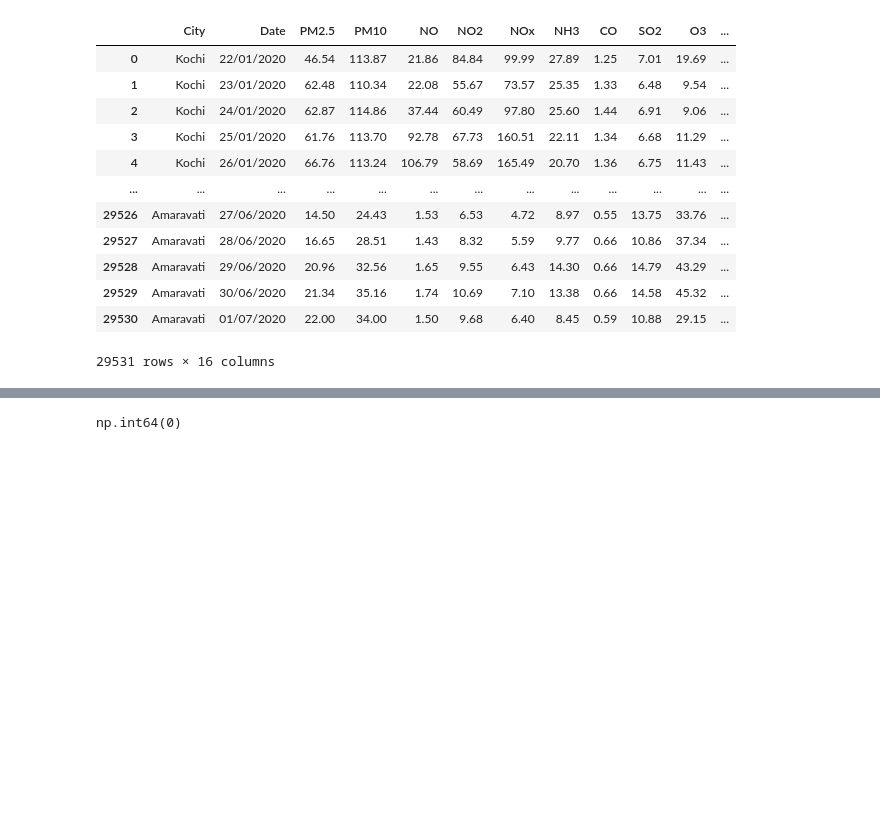
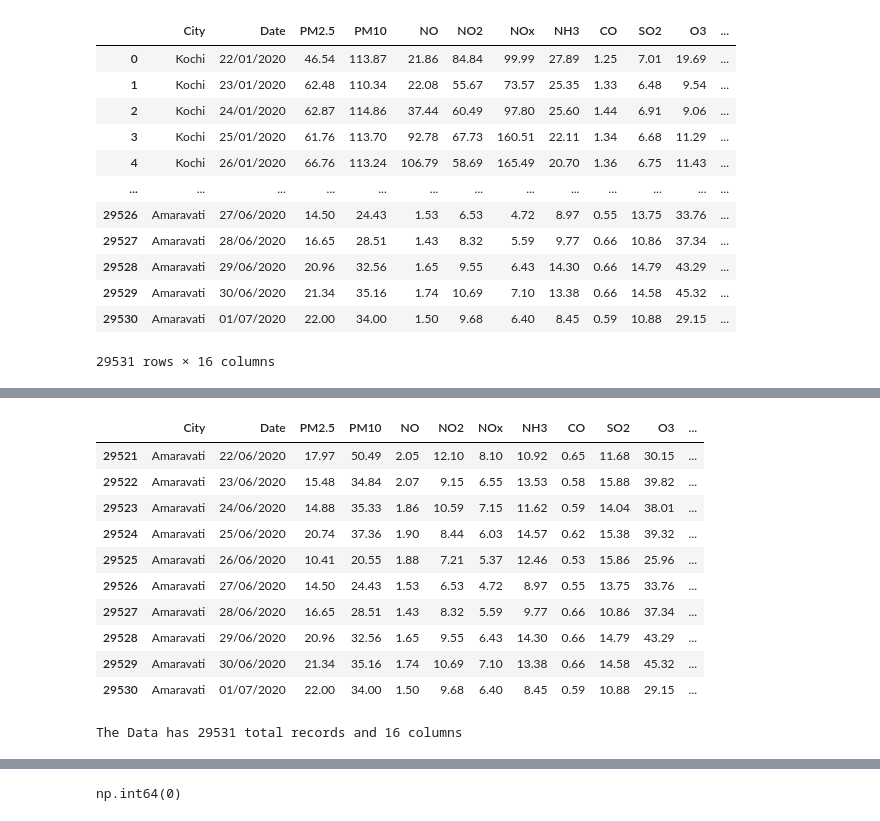
Before and after one commit to nawazullakhankayani-cadiff/St20329043_CMP7005_PRAC1.ipynb, a Jupyter notebook: St20329043_CMP7005_PRAC1.ipynb, the cells around one changed output, grey strips where cells are left out. Drawn from its saved outputs; the diff is of its cells as text; code cells hidden in the pictures; blank space fills up the shorter version.

```diff
--- a/St20329043_CMP7005_PRAC1.ipynb
+++ b/St20329043_CMP7005_PRAC1.ipynb
@@ -61,0 +134,18 @@ df
+# %%
+df.tail(10)
+# %% [output]
+|  | City | Date | PM2.5 | PM10 | NO | NO2 | NOx | NH3 | CO | SO2 | O3 | ... |
+| 29521 | Amaravati | 22/06/2020 | 17.97 | 50.49 | 2.05 | 12.10 | 8.10 | 10.92 | 0.65 | 11.68 | 30.15 | ... |
+| 29522 | Amaravati | 23/06/2020 | 15.48 | 34.84 | 2.07 | 9.15 | 6.55 | 13.53 | 0.58 | 15.88 | 39.82 | ... |
+| 29523 | Amaravati | 24/06/2020 | 14.88 | 35.33 | 1.86 | 10.59 | 7.15 | 11.62 | 0.59 | 14.04 | 38.01 | ... |
+| 29524 | Amaravati | 25/06/2020 | 20.74 | 37.36 | 1.90 | 8.44 | 6.03 | 14.57 | 0.62 | 15.38 | 39.32 | ... |
+| 29525 | Amaravati | 26/06/2020 | 10.41 | 20.55 | 1.88 | 7.21 | 5.37 | 12.46 | 0.53 | 15.86 | 25.96 | ... |
+| 29526 | Amaravati | 27/06/2020 | 14.50 | 24.43 | 1.53 | 6.53 | 4.72 | 8.97 | 0.55 | 13.75 | 33.76 | ... |
+| 29527 | Amaravati | 28/06/2020 | 16.65 | 28.51 | 1.43 | 8.32 | 5.59 | 9.77 | 0.66 | 10.86 | 37.34 | ... |
+| 29528 | Amaravati | 29/06/2020 | 20.96 | 32.56 | 1.65 | 9.55 | 6.43 | 14.30 | 0.66 | 14.79 | 43.29 | ... |
+| 29529 | Amaravati | 30/06/2020 | 21.34 | 35.16 | 1.74 | 10.69 | 7.10 | 13.38 | 0.66 | 14.58 | 45.32 | ... |
+| 29530 | Amaravati | 01/07/2020 | 22.00 | 34.00 | 1.50 | 9.68 | 6.40 | 8.45 | 0.59 | 10.88 | 29.15 | ... |
+# %%
+print(f"The Data has {df.shape[0]} total records and {df.shape[1]} columns ")
+# %% [output]
+The Data has 29531 total records and 16 columns
```
Also changed, not shown: parts of 9 cells of this notebook.
